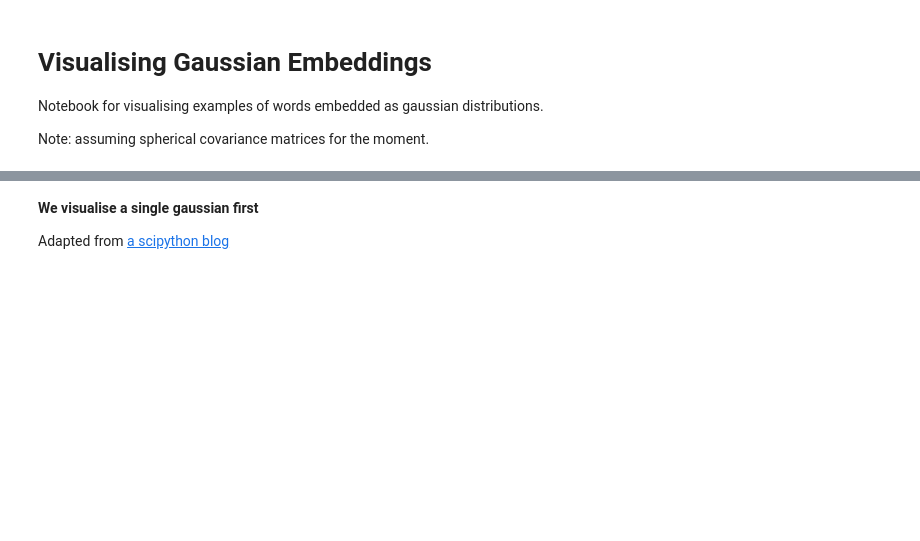
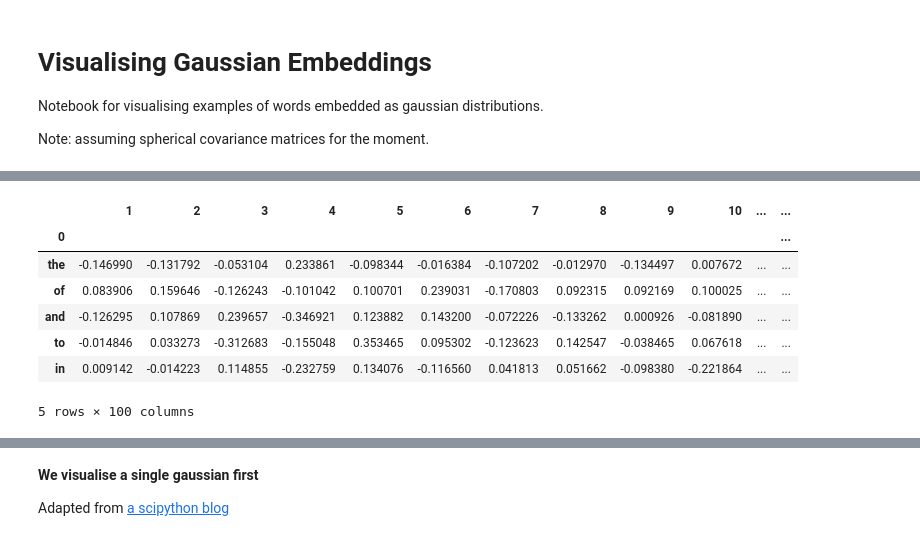
Before and after one commit to camilocarvajalreyes/affective_gaussians, a Jupyter notebook: Visualising Gaussian Embeddings.ipynb, the cells around one changed output, grey strips where cells are left out. Saved outputs shown, nothing was run; the diff lists cells and outputs as text; code cells hidden in the pictures; blank space fills up the shorter version.

```diff
--- a/Visualising Gaussian Embeddings.ipynb
+++ b/Visualising Gaussian Embeddings.ipynb
@@ -11,0 +19,12 @@ from mpl_toolkits.mplot3d import Axes3D
+# %%
+mu_df = pd.read_csv('BSG/pretrained_vectors/mu.vectors',delimiter=' ', header=None, index_col=0)
+mu_df.head()
+# %% [output]
+|  | 1 | 2 | 3 | 4 | 5 | 6 | 7 | 8 | 9 | 10 | ... | ... |
+| 0 |  |  |  |  |  |  |  |  |  |  |  | ... |
+| the | -0.146990 | -0.131792 | -0.053104 | 0.233861 | -0.098344 | -0.016384 | -0.107202 | -0.012970 | -0.134497 | 0.007672 | ... | ... |
+| of | 0.083906 | 0.159646 | -0.126243 | -0.101042 | 0.100701 | 0.239031 | -0.170803 | 0.092315 | 0.092169 | 0.100025 | ... | ... |
+| and | -0.126295 | 0.107869 | 0.239657 | -0.346921 | 0.123882 | 0.143200 | -0.072226 | -0.133262 | 0.000926 | -0.081890 | ... | ... |
+| to | -0.014846 | 0.033273 | -0.312683 | -0.155048 | 0.353465 | 0.095302 | -0.123623 | 0.142547 | -0.038465 | 0.067618 | ... | ... |
+| in | 0.009142 | -0.014223 | 0.114855 | -0.232759 | 0.134076 | -0.116560 | 0.041813 | 0.051662 | -0.098380 | -0.221864 | ... | ... |
+5 rows × 100 columns
```
Also changed, not shown: parts of 4 cells of this notebook, 2 other files.
